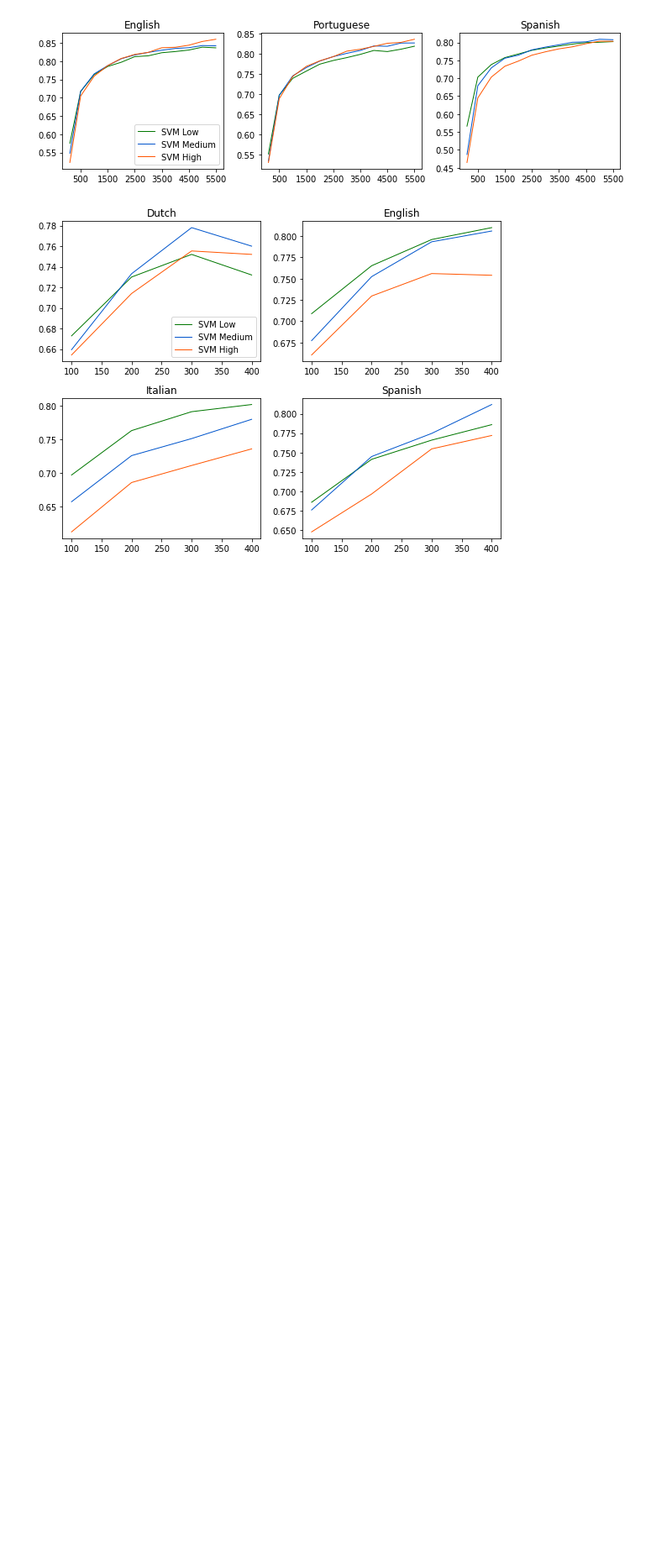
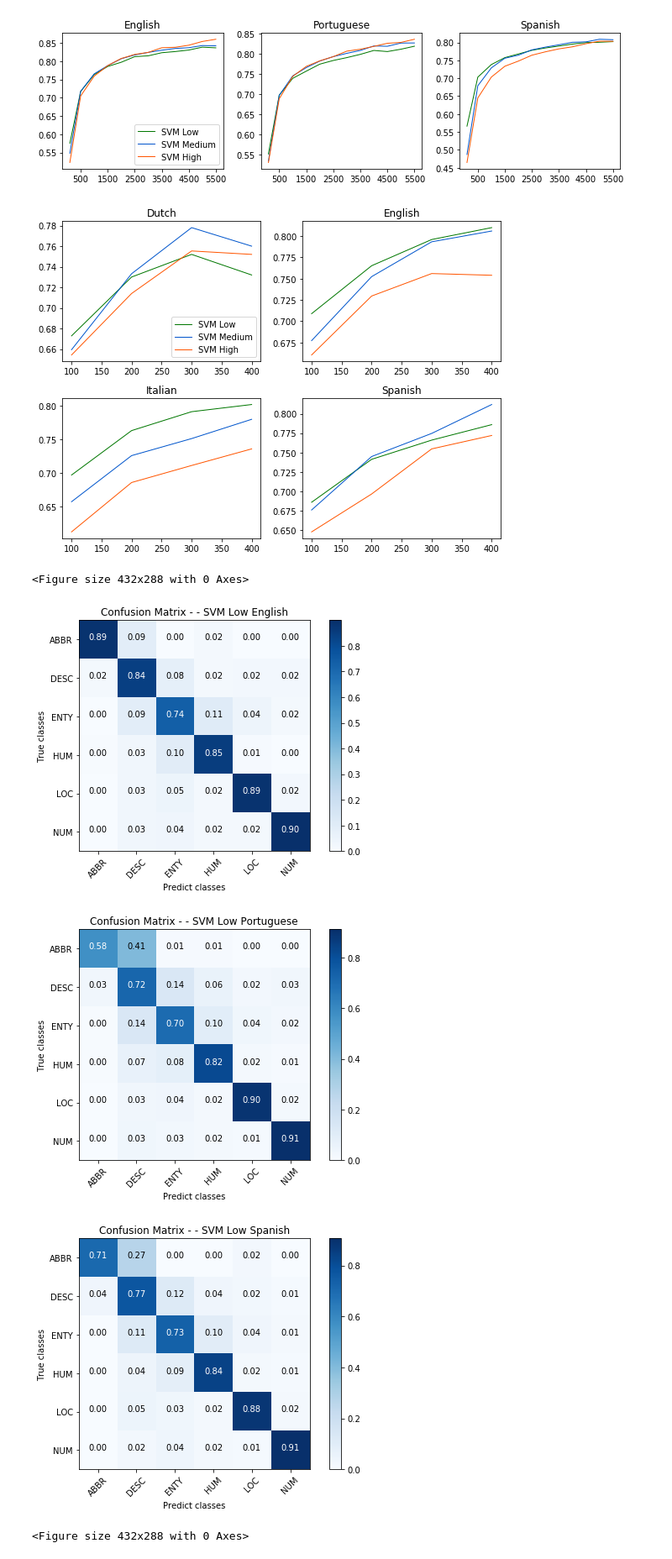
Before and after one commit to eduardogc8/simple-qc, a Jupyter notebook: plots.ipynb, the cells around one changed output. Shown at 84% size. Cells and saved outputs as stored; diff of their text form; code cells hidden in the pictures; blank space fills up the shorter version.

Commit message:
Confusion matrices

```diff
--- a/plots.ipynb
+++ b/plots.ipynb
@@ -878,0 +840,4 @@ plt.savefig('plt_disequa_svm.eps', dpi=100, format='eps')
+# %%
+df = pd.read_csv('results/UIUC_cv_svm_tfidf_en.csv')
+lists = [treat_str_confusion(l) for l in list(df[df['train_size']==5500].confusion.values)]
+data = np.mean(lists, axis=0)
@@ -878,0 +954,26 @@ plt.savefig('plt_disequa_svm.eps', dpi=100, format='eps')
+# %%
+import numpy as np
+
+dfs = []
+dfs.append(pd.read_csv('results/UIUC_cv_svm_tfidf_en.csv'))
+dfs.append(pd.read_csv('results/UIUC_cv_svm_tfidf_es.csv'))
+dfs.append(pd.read_csv('results/UIUC_cv_svm_tfidf_pt.csv'))
+plot_confusion_matrices(dfs, ['- SVM Low English', '- SVM Low Portuguese', '- SVM Low Spanish'])
+
+dfs = []
+dfs.append(pd.read_csv('results/UIUC_cv_svm_cortes_en.csv'))
+dfs.append(pd.read_csv('results/UIUC_cv_svm_cortes_es.csv'))
+dfs.append(pd.read_csv('results/UIUC_cv_svm_cortes_pt.csv'))
+plot_confusion_matrices(dfs, ['- SVM Medium English', '- SVM Medium Portuguese', '- SVM Medium Spanish'])
+
+dfs = []
+dfs.append(pd.read_csv('results/UIUC_cv_svm_high_en.csv'))
+dfs.append(pd.read_csv('results/UIUC_cv_svm_high_es.csv'))
+dfs.append(pd.read_csv('results/UIUC_cv_svm_high_pt.csv'))
+plot_confusion_matrices(dfs, ['- SVM High English', '- SVM High Portuguese', '- SVM High Spanish'])
+# %% [output]
+<Figure size 432x288 with 0 Axes>
+[figure, added]
+[figure, added]
+[figure, added]
+<Figure size 432x288 with 0 Axes>
```
Also changed, not shown: parts of 14 cells of this notebook, 20 other files.
